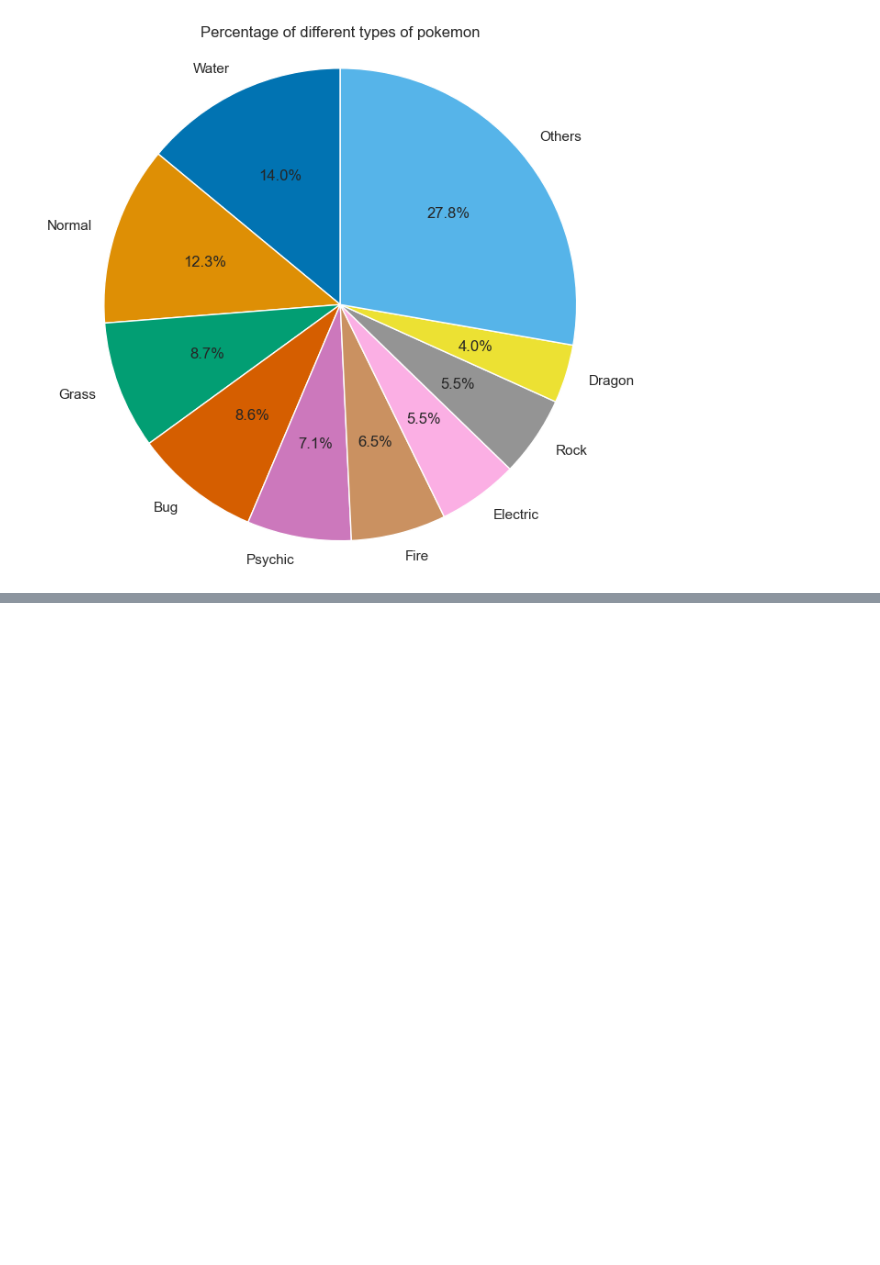
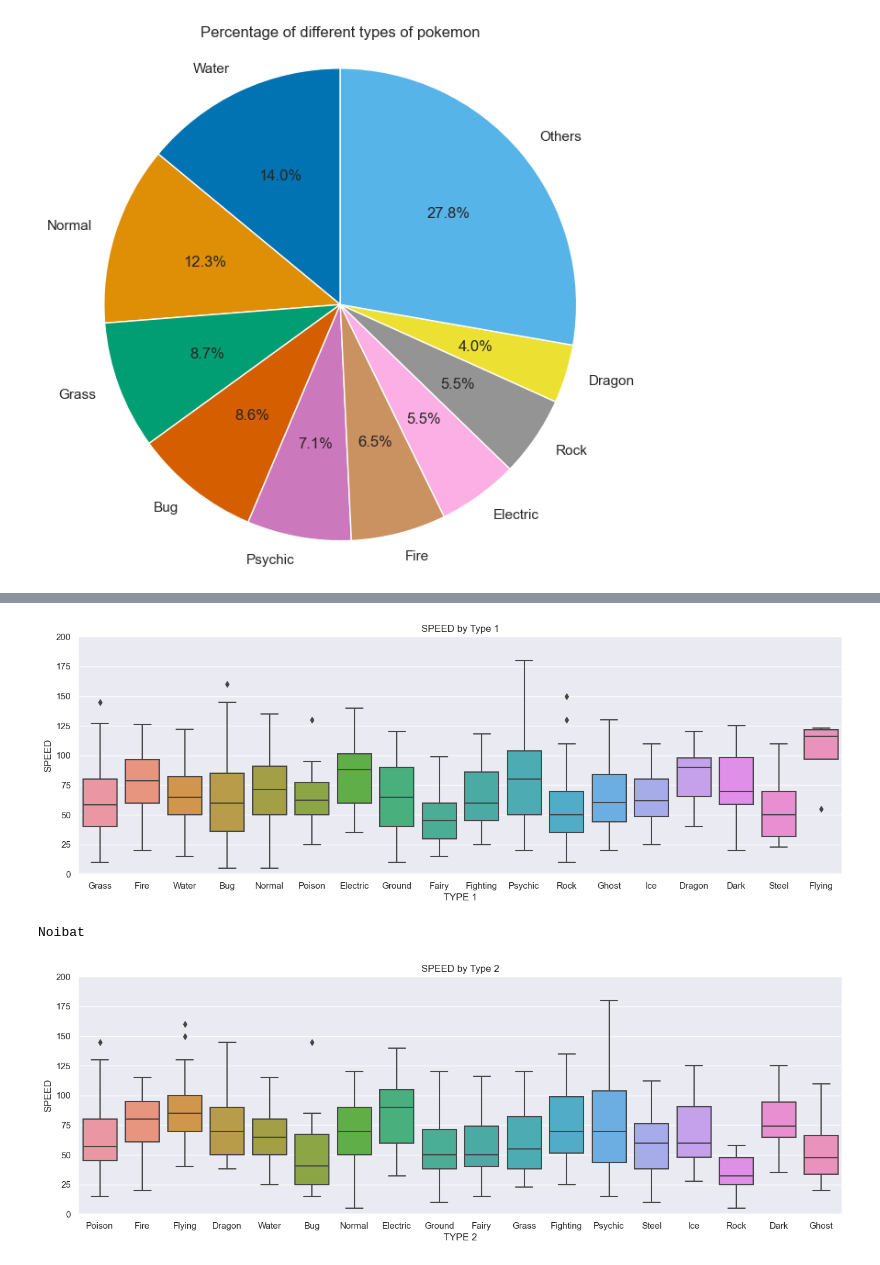
Before and after one commit to VictorGonzalezEscriba/pokemon_stats, a Jupyter notebook: notebook.ipynb, the cells around one changed output, grey strips where cells are left out. Drawn from its saved outputs; the diff is of its cells as text; code cells hidden in the pictures; blank space fills up the shorter version.

```diff
--- a/notebook.ipynb
+++ b/notebook.ipynb
@@ -288,0 +299,24 @@ plt.show()
+# %%
+# Stat for the plot (in uppercase)
+stat_plot = 'SPEED'
+
+# To find the outer values
+# print(df[(df["TYPE 1"] == "Flying")]["SPEED"].idxmin())
+
+# Type 1
+plt.subplots(figsize = (15,5))
+plt.title(stat_plot + ' by Type 1')
+sns.boxplot(x = "TYPE 1", y = stat_plot ,data = df)
+plt.ylim(0,200)
+plt.show()
+
+# Type 2
+plt.subplots(figsize = (15,5))
+plt.title(stat_plot + ' by Type 2')
+sns.boxplot(x = "TYPE 2", y = stat_plot ,data = df)
+plt.ylim(0,200)
+plt.show()
+# %% [output]
+[figure, added]
+Noibat
+[figure, added]
```
Also changed, not shown: parts of 2 cells of this notebook.
